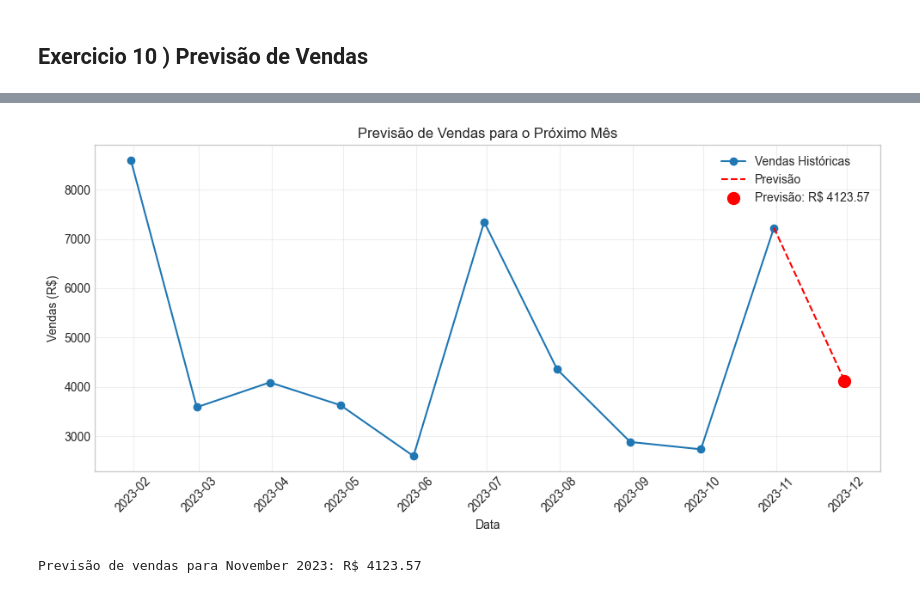
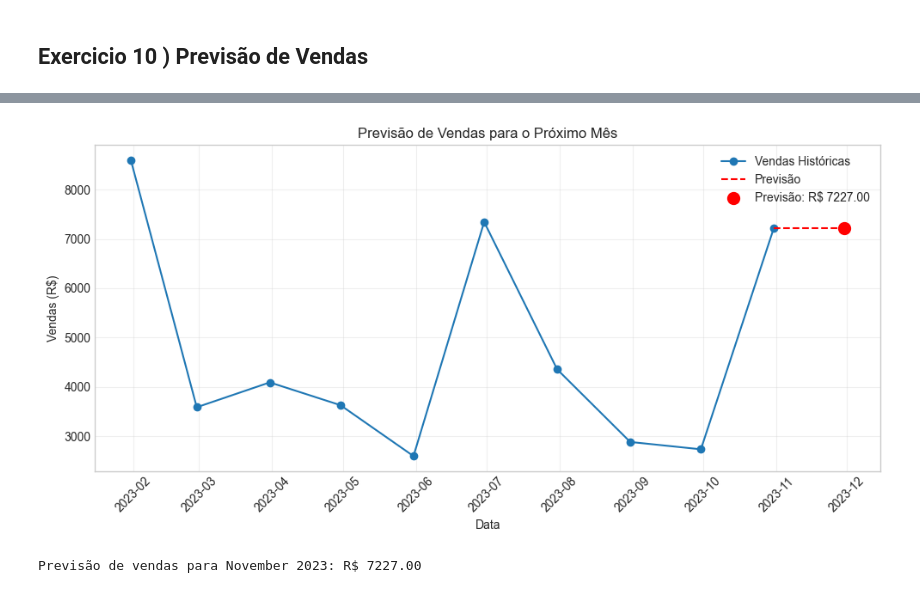
Before and after one commit to WesleySiNeves/2.curso-engenharia-dados-bigdata, a Jupyter notebook: Big Data e Analise de Dados/1.Big Data/8.Fundamentos de Python para Análise de Dados/3.Exercícios práticos com pequenos conjuntos de dados.ipynb, the cells around one changed output, grey strips where cells are left out. Cells and saved outputs as stored; diff of their text form; code cells hidden in the pictures.

```diff
--- a/Big Data e Analise de Dados/1.Big Data/8.Fundamentos de Python para Análise de Dados/3.Exercícios práticos com pequenos conjuntos de dados.ipynb
+++ b/Big Data e Analise de Dados/1.Big Data/8.Fundamentos de Python para Análise de Dados/3.Exercícios práticos com pequenos conjuntos de dados.ipynb
@@ -158,3 +192,9 @@ plt.show()
 ## Exercício 3: Análise Temporal de Vendas
 
 Analise a tendência de vendas ao longo do tempo. Converta a coluna de data para o formato datetime, agrupe as vendas por mês e visualize a tendência.
+# %%
+df['Data'] = pd.to_datetime(df['Data'])
+
+df['Mês'] = df['Data'].dt.strftime('%Y-%m')
+
+df.info()
@@ -654,0 +765,10 @@ Passing `palette` without assigning `hue` is deprecated and will be removed in v
+# %%
+# Modelo de Previsão de Vendas para o Próximo Mês
+
+# Convertendo a coluna 'Data' para o formato datetime
+df['Data'] = pd.to_datetime(df['Data'])
+
+# Agrupando as vendas por mês
+vendas_mensais = df.groupby(pd.Grouper(key='Data', freq='ME'))['Valor_Total'].sum().reset_index()
+
+vendas_mensais
@@ -655,11 +787,5 @@ Passing `palette` without assigning `hue` is deprecated and will be removed in v
 # %%
-# Modelo de Previsão de Vendas para o Próximo Mês
 
-# Convertendo a coluna 'Data' para o formato datetime
-df['Data'] = pd.to_datetime(df['Data'])
-
-# Agrupando as vendas por mês
-vendas_mensais = df.groupby(pd.Grouper(key='Data', freq='M'))['Valor_Total'].sum().reset_index()
 
 # Criando uma feature numérica para representar o tempo
 vendas_mensais['Tempo'] = range(len(vendas_mensais))
@@ -669,35 +795,36 @@ X = vendas_mensais[['Tempo']]
 y = vendas_mensais['Valor_Total']
 
 # Criando e treinando o modelo de regressão linear
-from sklearn.linear_model import LinearRegression
-modelo = LinearRegression()
+
+from sklearn.tree import DecisionTreeRegressor
+modelo = DecisionTreeRegressor()
 modelo.fit(X, y)
 
 # Fazendo previsão para o próximo mês
 ultimo_mes = vendas_mensais['Tempo'].max()
 proximo_mes = pd.DataFrame({'Tempo': [ultimo_mes + 1]})
 previsao = modelo.predict(proximo_mes)[0]
 
 # Criando data para o próximo mês
 ultima_data = vendas_mensais['Data'].max()
 proxima_data = ultima_data + pd.DateOffset(months=1)
 
 # Visualizando os resultados
 plt.figure(figsize=(10, 5))
 plt.plot(vendas_mensais['Data'], vendas_mensais['Valor_Total'], 'o-', label='Vendas Históricas')
 plt.plot([ultima_data, proxima_data], [vendas_mensais['Valor_Total'].iloc[-1], previsao], 'r--', label='Previsão')
 plt.scatter(proxima_data, previsao, color='red', s=100, label=f'Previsão: R$ {previsao:.2f}')
 plt.title('Previsão de Vendas para o Próximo Mês')
 plt.xlabel('Data')
 plt.ylabel('Vendas (R$)')
 plt.grid(alpha=0.3)
 plt.legend()
 plt.xticks(rotation=45)
 plt.tight_layout()
 plt.show()
 
 # Exibindo o resultado da previsão
 print(f"Previsão de vendas para {proxima_data.strftime('%B %Y')}: R$ {previsao:.2f}")
 # %% [output]
-[figure, old version]
+[figure, new version]
-Previsão de vendas para November 2023: R$ 4123.57
+Previsão de vendas para November 2023: R$ 7227.00
```
Also changed, not shown: parts of 15 cells of this notebook, 4 other files.
